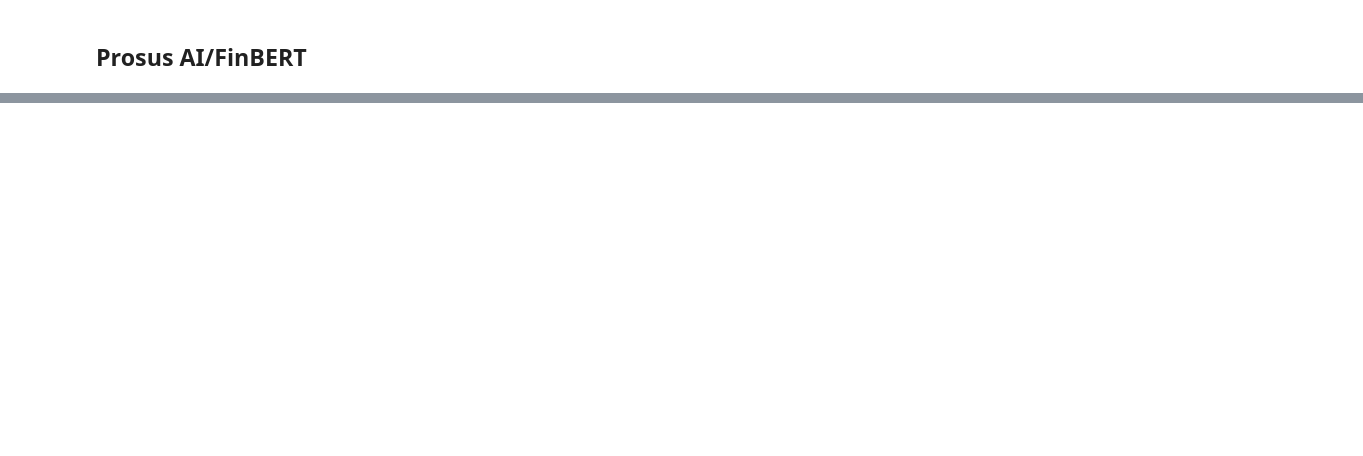
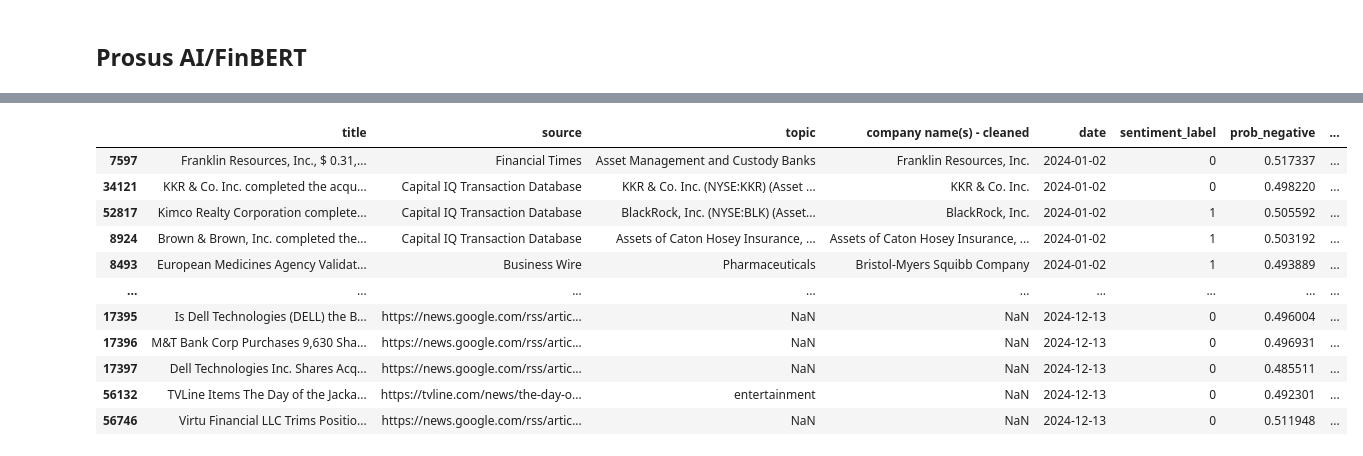
Before and after one commit to saltedpotato/QF634_Research_Methods, a Jupyter notebook: finbert.ipynb, the cells around one changed output, grey strips where cells are left out. Cells and saved outputs as stored; diff of their text form; code cells hidden in the pictures; blank space fills up the shorter version.

Commit message:
Updated results

```diff
--- a/finbert.ipynb
+++ b/finbert.ipynb
@@ -13,8 +20,8 @@ from sklearn.metrics import accuracy_score, precision_recall_fscore_support
 # from sklearn.model_selection import ParameterGrid
 # import tiktoken
 # %%
-train_df = pd.read_csv('Data Updated/train_df.csv')
-val_df = pd.read_csv('Data Updated/val_df.csv')
-test_df = pd.read_csv('Data Updated/test_df.csv')
+train_df = pd.read_csv('Data/train_labelled.csv')
+val_df = pd.read_csv('Data/val_labelled.csv')
+test_df = pd.read_csv('Data/test_labelled.csv')
 # %%
 # Apply preprocessing to datasets
@@ -206,30 +390,56 @@ Training with parameters: {'learning_rate': 4.147589698454849e-06, 'batch_size':
 # %%
-# Use the best model to predict on test set
-finbert_best_model = BertForSequenceClassification.from_pretrained('./finbert_best_model').to(torch.device('cuda'))
+# Load the saved model and tokenizer
+output_dir = "./finbert_finetuned"
+model = AutoModelForSequenceClassification.from_pretrained(output_dir).to(device)
+tokenizer = AutoTokenizer.from_pretrained(output_dir)
+model.eval()
 
-def predict_with_threshold(model, dataset, threshold):
-    trainer = Trainer(model=model, tokenizer=tokenizer)
-    predictions_output = trainer.predict(dataset)
-    predictions = predictions_output.predictions
-    labels = predictions_output.label_ids  # True labels from the dataset
-    predicted_probabilities = torch.softmax(torch.tensor(predictions), dim=1).numpy()
-    predicted_labels = (predicted_probabilities[:, 1] >= threshold).astype(int)
+# Tokenize the test set using the saved tokenizer
+test_tokenized_df = Dataset.from_pandas(test_df).map(preprocess_data, batched=True)
+test_tokenized_df = test_tokenized_df.rename_column("sentiment_label", "labels")
+test_tokenized_df.set_format(type='torch', columns=['input_ids', 'attention_mask', 'labels'])
 
-    return predicted_probabilities, predicted_labels, labels
+# Run predictions on the test set
+all_logits = []
+with torch.no_grad():
+    for batch in torch.utils.data.DataLoader(test_tokenized_df, batch_size=best_params['batch_size']):
+        input_ids = batch['input_ids'].to(device)
+        attention_mask = batch['attention_mask'].to(device)
 
-# Use the best threshold for predictions
-best_threshold = best_params['threshold']
-finbert_probabilities, finbert_predicted_labels, test_labels = predict_with_threshold(finbert_best_model, test_tokenized_df, best_threshold)
+        outputs = model(input_ids=input_ids, attention_mask=attention_mask)
+        logits = outputs.logits
+        all_logits.append(logits.cpu())
 
-# Compute evaluation metrics on the test set
-precision, recall, f1, _ = precision_recall_fscore_support(test_labels, finbert_predicted_labels, average='binary')
-accuracy = accuracy_score(test_labels, finbert_predicted_labels)
+logits = torch.cat(all_logits, dim=0)
+probabilities = torch.softmax(logits, dim=1).cpu().numpy()
 
-print(f"Test Accuracy: {accuracy}")
-print(f"Test Precision: {precision}")
-print(f"Test Recall: {recall}")
-print(f"Test F1-Score: {f1}")
+prob_negative = probabilities[:, 1]
+prob_neutral = probabilities[:, 2]
+prob_positive = probabilities[:, 0]
 
-# Add predictions to the results dataframe
-test_df_results['finbert_sentiment_label'] = finbert_predicted_labels
+predicted_labels = [
+    1 if prob_positive > max(prob_negative, prob_neutral) else 0
+    for prob_negative, prob_neutral, prob_positive in zip(prob_negative, prob_neutral, prob_positive)
+]
+
+# Save predictions to test DataFrame
+test_df_results = test_df.copy()
+test_df_results['prob_negative'] = prob_negative
+test_df_results['prob_neutral'] = prob_neutral
+test_df_results['prob_positive'] = prob_positive
+test_df_results['finbert_sentiment_labels'] = predicted_labels
+
+# Evaluate metrics if ground-truth labels exist
+if 'sentiment_label' in test_df_results.columns:
+    precision, recall, f1, _ = precision_recall_fscore_support(
+        test_df_results['sentiment_label'], predicted_labels, average='weighted'
+    )
+    accuracy = accuracy_score(test_df_results['sentiment_label'], predicted_labels)
+
+    print(f"Test Accuracy: {accuracy}")
+    print(f"Test Precision: {precision}")
+    print(f"Test Recall: {recall}")
+    print(f"Test F1-Score: {f1}")
+
 test_df_results
+# %% [output]
@@ -235,0 +450,12 @@ test_df_results
+|  | title | source | topic | company name(s) - cleaned | date | sentiment_label | prob_negative | ... |
+| 7597 | Franklin Resources, Inc., $ 0.31,... | Financial Times | Asset Management and Custody Banks | Franklin Resources, Inc. | 2024-01-02 | 0 | 0.517337 | ... |
+| 34121 | KKR & Co. Inc. completed the acqu... | Capital IQ Transaction Database | KKR & Co. Inc. (NYSE:KKR) (Asset ... | KKR & Co. Inc. | 2024-01-02 | 0 | 0.498220 | ... |
+| 52817 | Kimco Realty Corporation complete... | Capital IQ Transaction Database | BlackRock, Inc. (NYSE:BLK) (Asset... | BlackRock, Inc. | 2024-01-02 | 1 | 0.505592 | ... |
+| 8924 | Brown & Brown, Inc. completed the... | Capital IQ Transaction Database | Assets of Caton Hosey Insurance, ... | Assets of Caton Hosey Insurance, ... | 2024-01-02 | 1 | 0.503192 | ... |
+| 8493 | European Medicines Agency Validat... | Business Wire | Pharmaceuticals | Bristol-Myers Squibb Company | 2024-01-02 | 1 | 0.493889 | ... |
+| ... | ... | ... | ... | ... | ... | ... | ... | ... |
+| 17395 | Is Dell Technologies (DELL) the B... | https://news.google.com/rss/artic... | NaN | NaN | 2024-12-13 | 0 | 0.496004 | ... |
+| 17396 | M&T Bank Corp Purchases 9,630 Sha... | https://news.google.com/rss/artic... | NaN | NaN | 2024-12-13 | 0 | 0.496931 | ... |
+| 17397 | Dell Technologies Inc. Shares Acq... | https://news.google.com/rss/artic... | NaN | NaN | 2024-12-13 | 0 | 0.485511 | ... |
+| 56132 | TVLine Items The Day of the Jacka... | https://tvline.com/news/the-day-o... | entertainment | NaN | 2024-12-13 | 0 | 0.492301 | ... |
+| 56746 | Virtu Financial LLC Trims Positio... | https://news.google.com/rss/artic... | NaN | NaN | 2024-12-13 | 0 | 0.511948 | ... |
```
Also changed, not shown: parts of 14 cells of this notebook, 1 other file.
